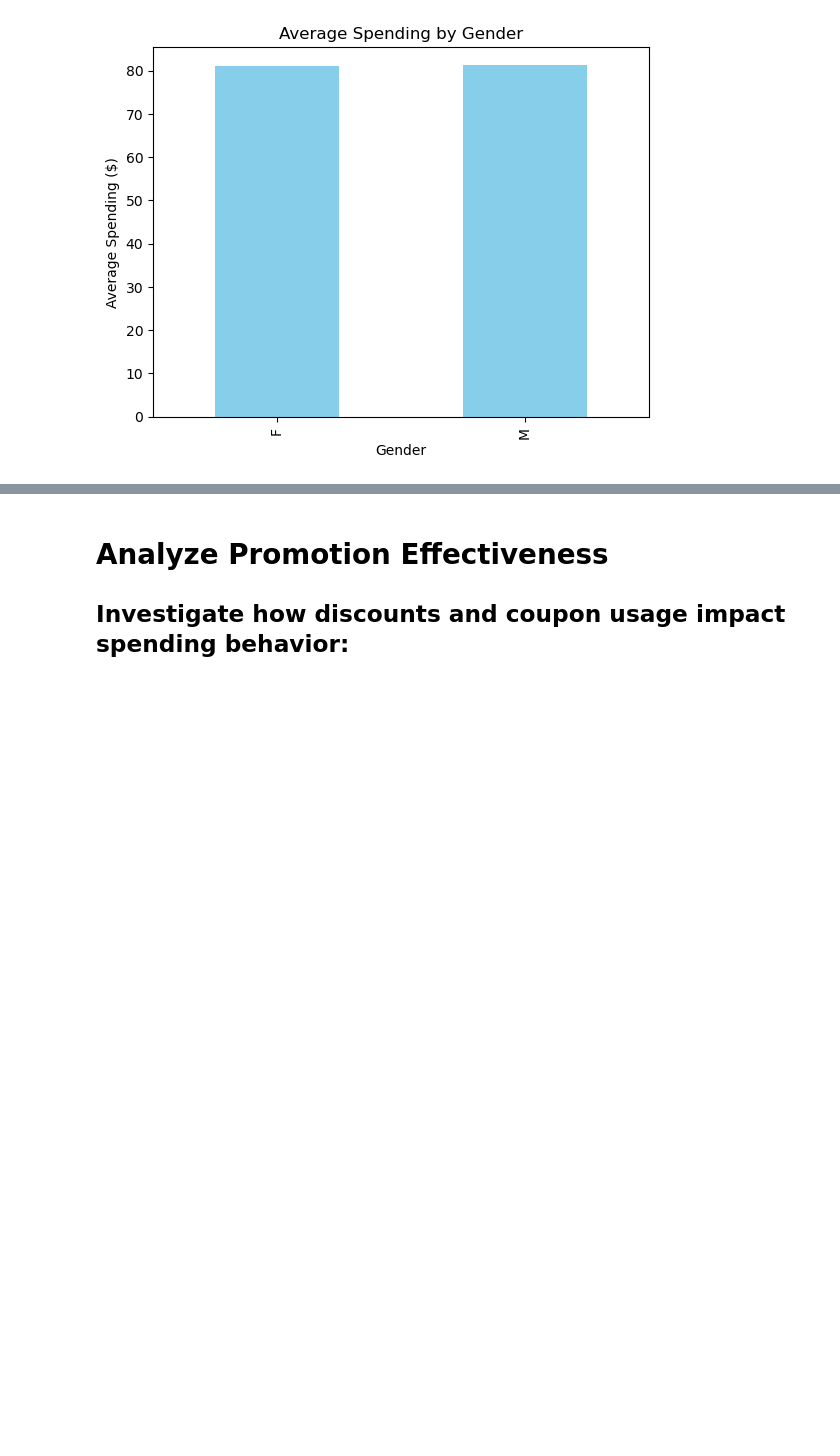
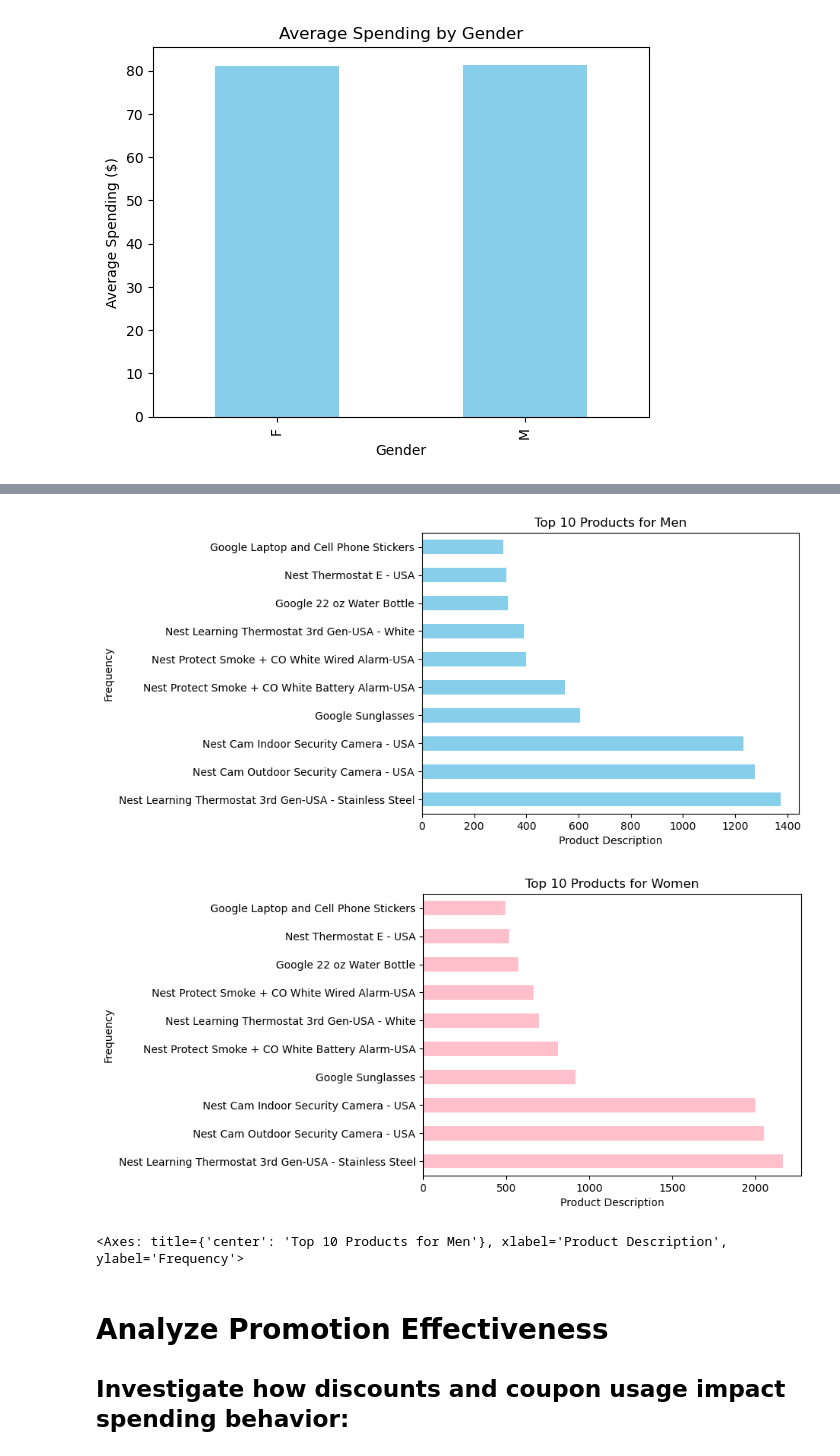
Before and after one commit to natbiorg/project_4, a Jupyter notebook: Starter_Code/analysis.ipynb, the cells around one changed output, grey strips where cells are left out. Cells and saved outputs as stored; diff of their text form; code cells hidden in the pictures; blank space fills up the shorter version.

```diff
--- a/Starter_Code/analysis.ipynb
+++ b/Starter_Code/analysis.ipynb
@@ -161,3 +197,38 @@ plt.show()
+# %%
+#Top 10 products for Men
+product_top_M10 = (
+    product_popularity[product_popularity['Gender'] == 'M']
+    .groupby('Product_Description')
+    .size()
+    .nlargest(10)
+)
+
+plt_product_top_M10 = product_top_M10.plot(kind='barh', color='skyblue')
+plt.xlabel('Product Description')
+plt.ylabel('Frequency')
+plt.title('Top 10 Products for Men')
+plt.show()
+
+#Top 10 Product for Women (should be the same as above)
+product_top_F10 = (
+    product_popularity[product_popularity['Gender'] == 'F']
+    .groupby('Product_Description')
+    .size()
+    .nlargest(10)
+)
+
+plt_product_top_F10 = product_top_F10.plot(kind='barh', color='pink')
+plt.xlabel('Product Description')
+plt.ylabel('Frequency')
+plt.title('Top 10 Products for Women')
+plt.show()
+
+plt_product_top_F10
+plt_product_top_M10
+# %% [output]
+[figure, added]
+[figure, added]
+<Axes: title={'center': 'Top 10 Products for Men'}, xlabel='Product Description', ylabel='Frequency'>
 # %% [markdown]
 # Analyze Promotion Effectiveness
 ## Investigate how discounts and coupon usage impact spending behavior:
```
Also changed, not shown: parts of 6 cells of this notebook, 3 other files.
